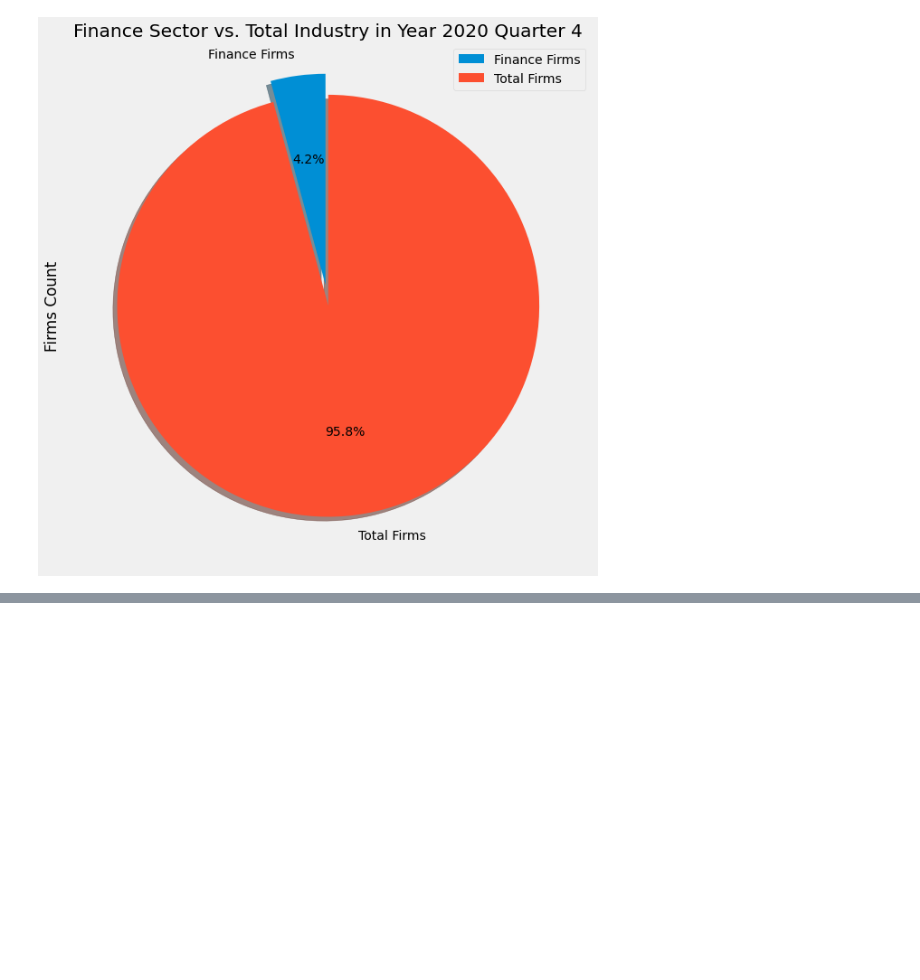
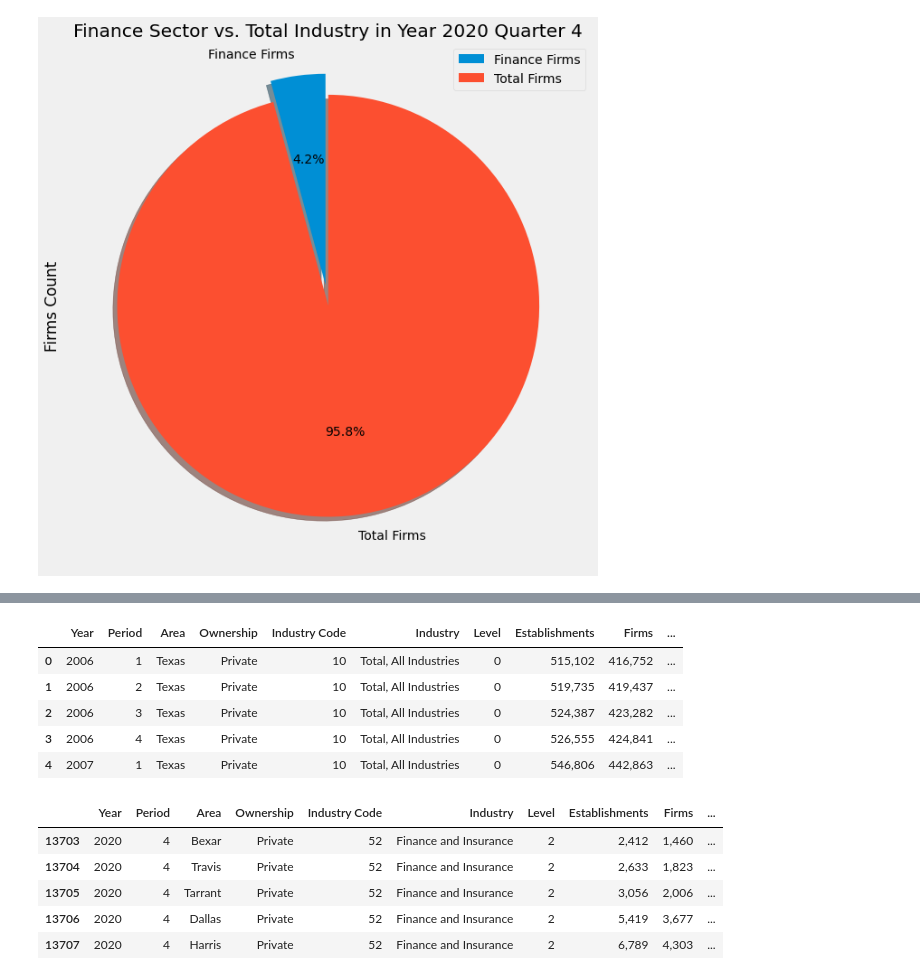
Before and after one commit to JuneB2021/Project1, a Jupyter notebook: Analytics File/unemployment_jb.ipynb, the cells around one changed output, grey strips where cells are left out. Drawn from its saved outputs; the diff is of its cells as text; code cells hidden in the pictures; blank space fills up the shorter version.

```diff
--- a/Analytics File/unemployment_jb.ipynb
+++ b/Analytics File/unemployment_jb.ipynb
@@ -225,0 +271,28 @@ tx_total_firms_plot1.plot(figsize=(20, 10), kind='pie', explode=explode, autopct
+# %%
+# Read in the All_Sector_Employment_and_Wages_Report_by_area.csv and Finance_and_Insurance_Sector_Employment_and_Wages_Report_by_area.csv files into a DataFrame
+employment_wages_df = pd.read_csv(
+    Path("../Resources/All_Sector_Employment_and_Wages_Report_by_area.csv")
+).drop_duplicates()
+finance_employment_wages_df = pd.read_csv(
+    Path("../Resources/Finance_and_Insurance_Sector_Employment_and_Wages_Report_by_area.csv")
+).drop_duplicates()
+
+# Append employment and wages data
+all_employment_wages_df = employment_wages_df.append(finance_employment_wages_df)
+
+# Review the DataFrame
+display(all_employment_wages_df.head())
+display(all_employment_wages_df.tail())
+# %% [output]
+|  | Year | Period | Area | Ownership | Industry Code | Industry | Level | Establishments | Firms | ... |
+| 0 | 2006 | 1 | Texas | Private | 10 | Total, All Industries | 0 | 515,102 | 416,752 | ... |
+| 1 | 2006 | 2 | Texas | Private | 10 | Total, All Industries | 0 | 519,735 | 419,437 | ... |
+| 2 | 2006 | 3 | Texas | Private | 10 | Total, All Industries | 0 | 524,387 | 423,282 | ... |
+| 3 | 2006 | 4 | Texas | Private | 10 | Total, All Industries | 0 | 526,555 | 424,841 | ... |
+| 4 | 2007 | 1 | Texas | Private | 10 | Total, All Industries | 0 | 546,806 | 442,863 | ... |
+|  | Year | Period | Area | Ownership | Industry Code | Industry | Level | Establishments | Firms | ... |
+| 13703 | 2020 | 4 | Bexar | Private | 52 | Finance and Insurance | 2 | 2,412 | 1,460 | ... |
+| 13704 | 2020 | 4 | Travis | Private | 52 | Finance and Insurance | 2 | 2,633 | 1,823 | ... |
+| 13705 | 2020 | 4 | Tarrant | Private | 52 | Finance and Insurance | 2 | 3,056 | 2,006 | ... |
+| 13706 | 2020 | 4 | Dallas | Private | 52 | Finance and Insurance | 2 | 5,419 | 3,677 | ... |
+| 13707 | 2020 | 4 | Harris | Private | 52 | Finance and Insurance | 2 | 6,789 | 4,303 | ... |
```
Also changed, not shown: parts of 2 cells of this notebook.
